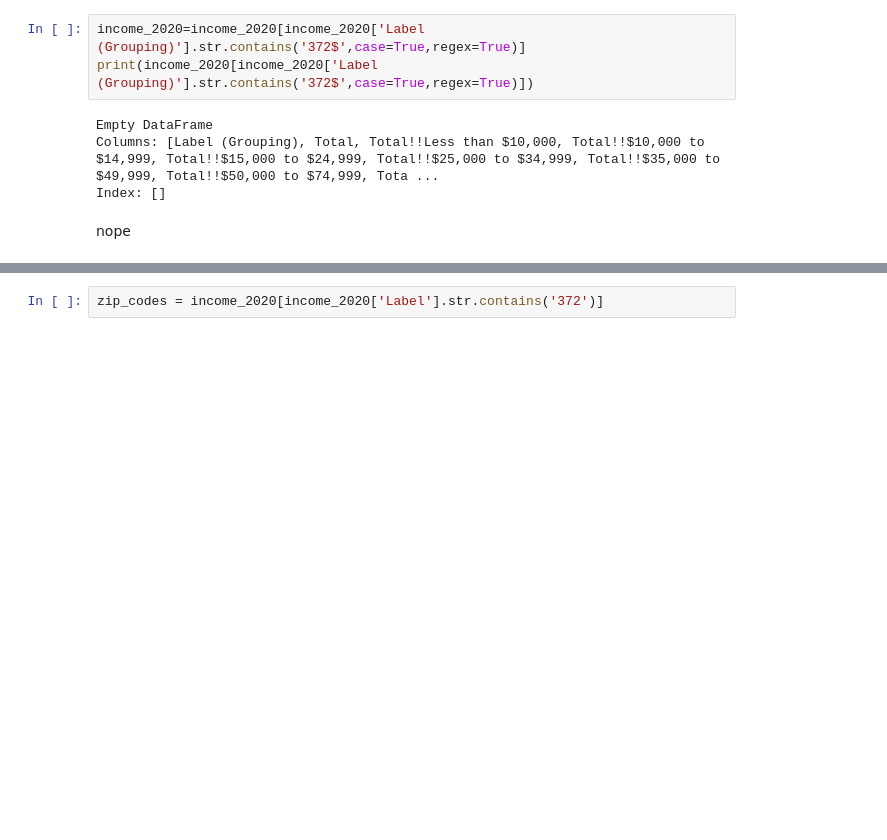
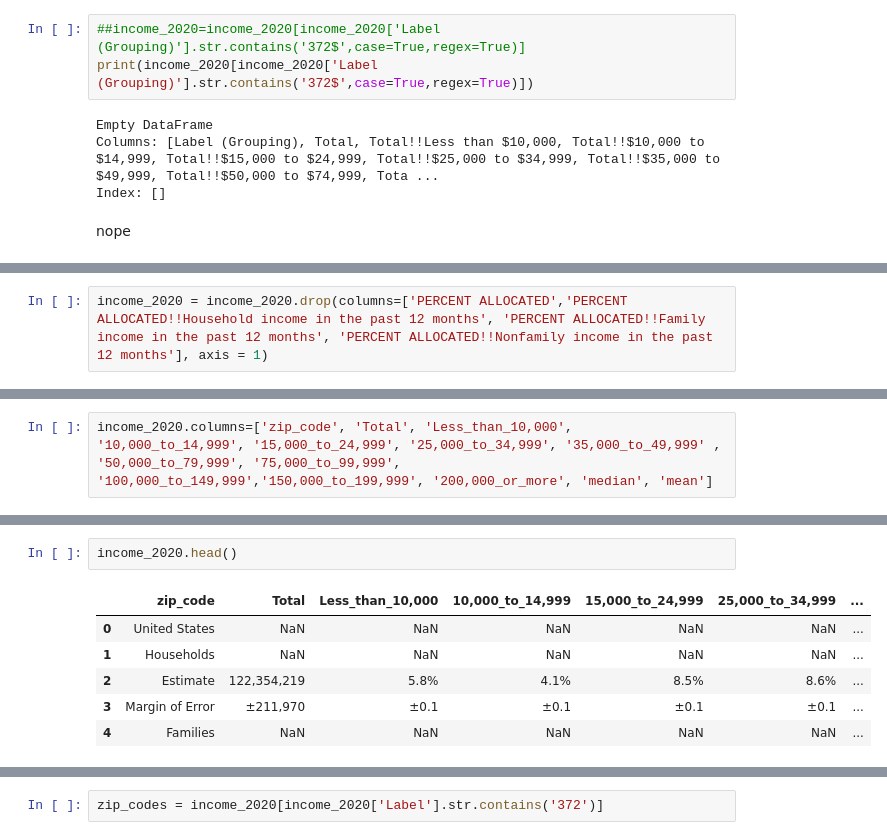
Before and after one commit to jessw4914/grocery, a Jupyter notebook: notebook/income_by_zip.ipynb, the cells around one changed output, grey strips where cells are left out. Saved outputs shown, nothing was run; the diff lists cells and outputs as text; blank space fills up the shorter version.

Commit message:
income

```diff
--- a/notebook/income_by_zip.ipynb
+++ b/notebook/income_by_zip.ipynb
@@ -68,5 +68,5 @@ memory usage: 0.0+ bytes
 # %%
-income_2020=income_2020[income_2020['Label (Grouping)'].str.contains('372$',case=True,regex=True)]
+##income_2020=income_2020[income_2020['Label (Grouping)'].str.contains('372$',case=True,regex=True)]
 print(income_2020[income_2020['Label (Grouping)'].str.contains('372$',case=True,regex=True)])
 # %% [output]
 Empty DataFrame
@@ -76,0 +97,2 @@ nope
+# %%
+income_2020 = income_2020.drop(columns=['PERCENT ALLOCATED','PERCENT ALLOCATED!!Household income in the past 12 months', 'PERCENT ALLOCATED!!Family income in the past 12 months', 'PERCENT ALLOCATED!!Nonfamily income in the past 12 months'], axis = 1)
@@ -76,0 +119,2 @@ nope
+# %%
+income_2020.columns=['zip_code', 'Total', 'Less_than_10,000', '10,000_to_14,999', '15,000_to_24,999', '25,000_to_34,999', '35,000_to_49,999' , '50,000_to_79,999', '75,000_to_99,999', '100,000_to_149,999','150,000_to_199,999', '200,000_or_more', 'median', 'mean']
@@ -76,0 +141,9 @@ nope
+# %%
+income_2020.head()
+# %% [output]
+|  | zip_code | Total | Less_than_10,000 | 10,000_to_14,999 | 15,000_to_24,999 | 25,000_to_34,999 | ... |
+| 0 | United States | NaN | NaN | NaN | NaN | NaN | ... |
+| 1 | Households | NaN | NaN | NaN | NaN | NaN | ... |
+| 2 | Estimate | 122,354,219 | 5.8% | 4.1% | 8.5% | 8.6% | ... |
+| 3 | Margin of Error | ±211,970 | ±0.1 | ±0.1 | ±0.1 | ±0.1 | ... |
+| 4 | Families | NaN | NaN | NaN | NaN | NaN | ... |
```
Also changed, not shown: parts of 5 cells of this notebook.
